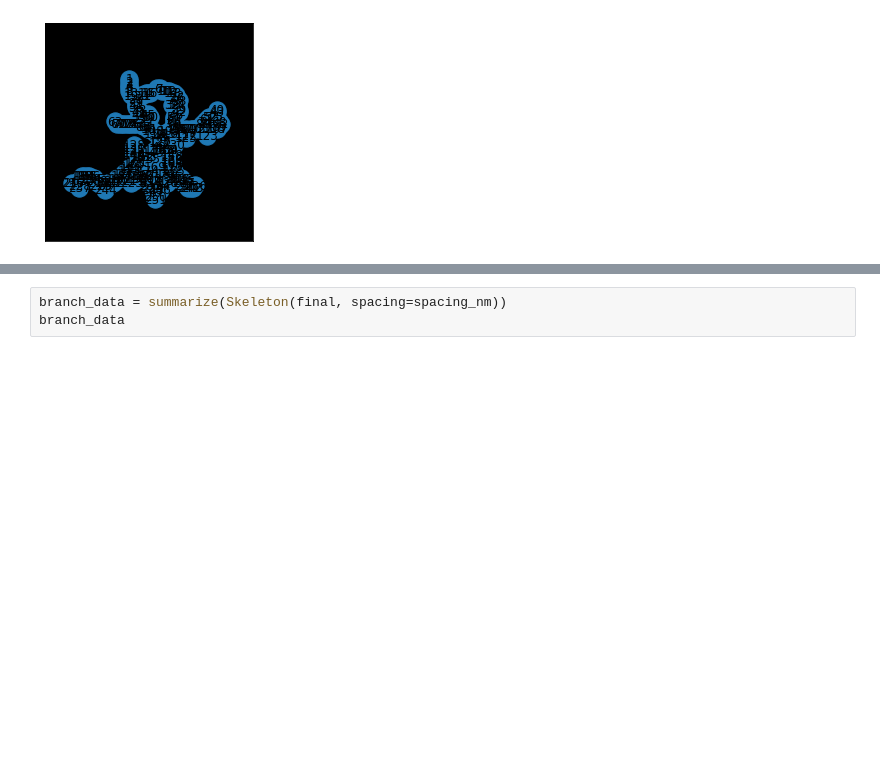
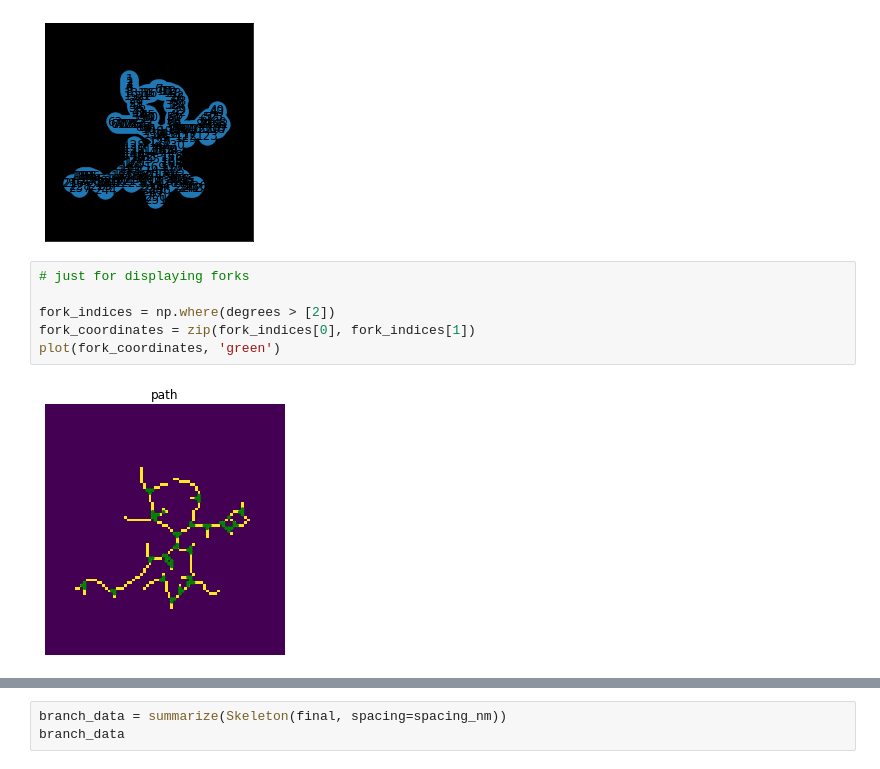
Before and after one commit to swanandlab/SMorph, a Jupyter notebook: sholl analysis.ipynb, the cells around one changed output, grey strips where cells are left out. Drawn from its saved outputs; the diff is of its cells as text; blank space fills up the shorter version.

```diff
--- a/sholl analysis.ipynb
+++ b/sholl analysis.ipynb
@@ -385,3 +397,11 @@ The iterable function was deprecated in Matplotlib 3.1 and will be removed in 3.
   if not cb.iterable(width):
 <matplotlib.axes._subplots.AxesSubplot at 0x...>
 [figure]
+# %%
+# just for displaying forks
+
+fork_indices = np.where(degrees > [2])
+fork_coordinates = zip(fork_indices[0], fork_indices[1])
+plot(fork_coordinates, 'green')
+# %% [output]
+[figure, added]
```
Also changed, not shown: parts of 18 cells of this notebook.
